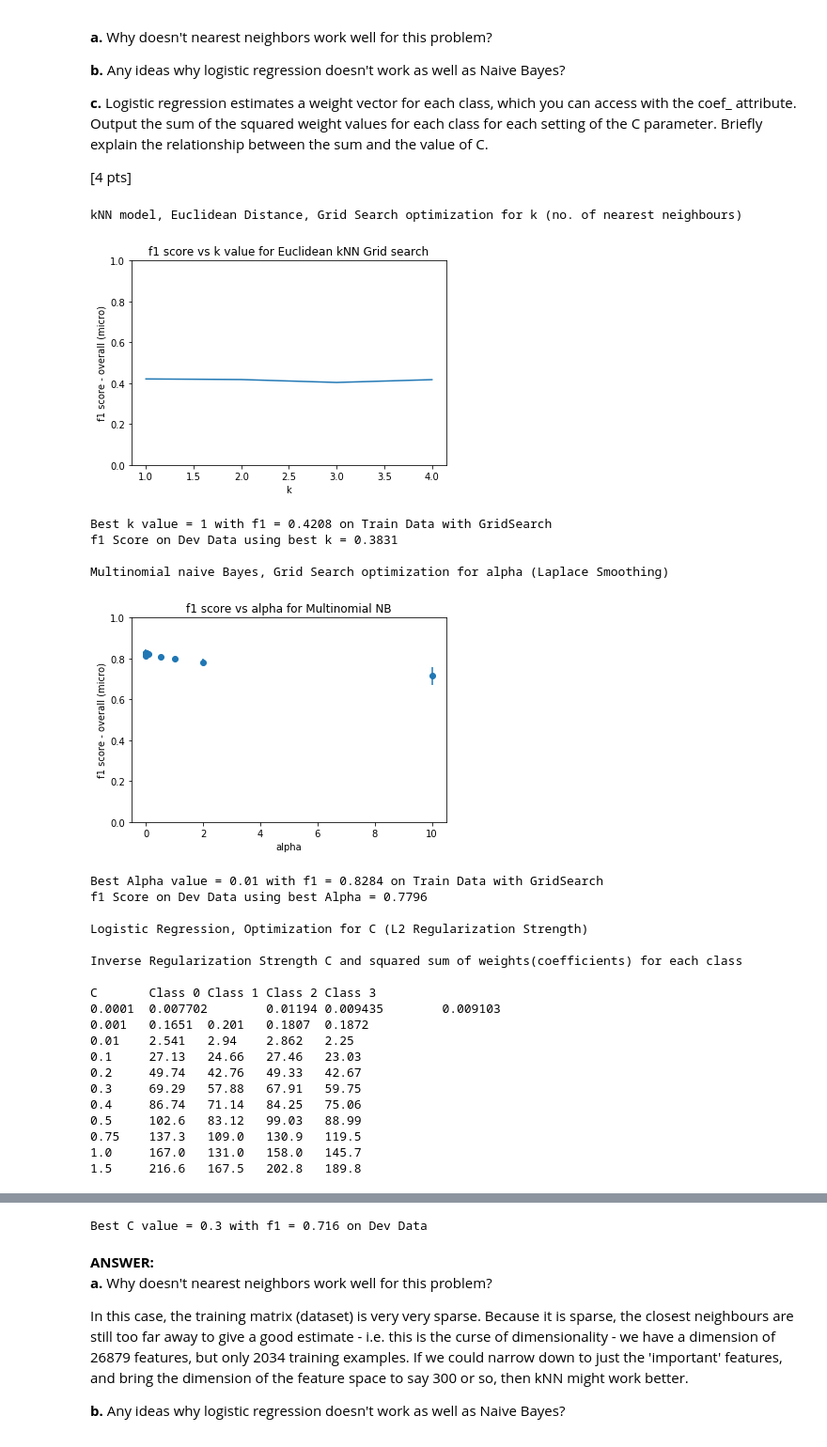
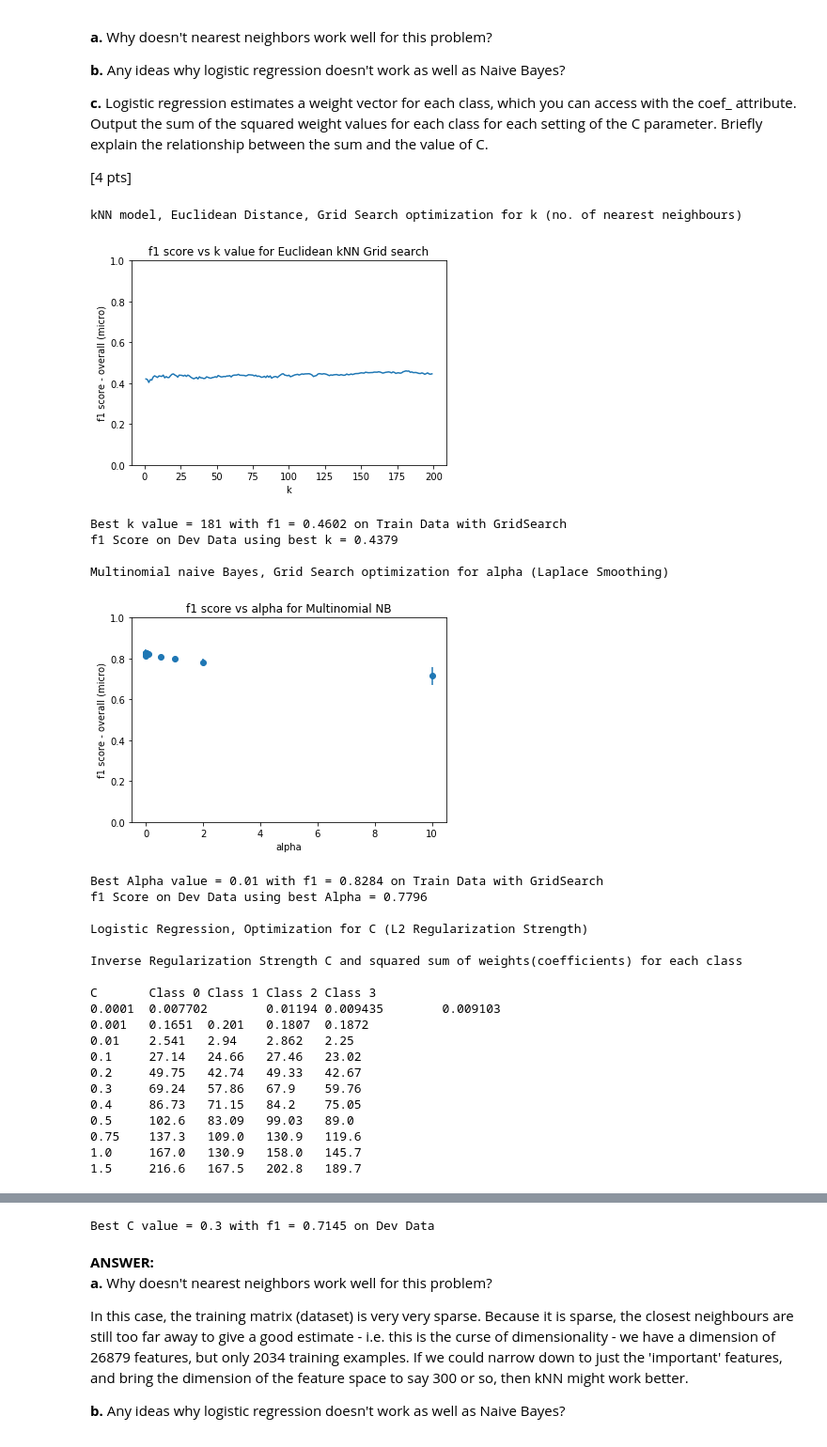
Before and after one commit to lchutny/W207_Project2, a Jupyter notebook: Laura_Chutny_Project2.ipynb, the cells around one changed output, grey strips where cells are left out. Shown at 94% size. Saved outputs shown, nothing was run; the diff lists cells and outputs as text; code cells hidden in the pictures.

```diff
--- a/Laura_Chutny_Project2.ipynb
+++ b/Laura_Chutny_Project2.ipynb
@@ -253,7 +253,6 @@ Use the default CountVectorizer options and report the f1 score (use metrics.f1_
 
 [4 pts]
 # %%
-#def P3():
 ### STUDENT START ###
 
 def kopt2(kupper, train_data, train_labels, dev_data, dev_labels):
@@ -371,37 +370,37 @@ def P3():
     '''Comparison of classification models for identification of group that messages belong to
     1) Create new_train_data using CountVectorizer defaults on the train_data set
     2) Fit a kNN model, and optimize for k, reporting f1 score
     3) Fit a Multinomial NB model and optimize for alpha
     4) Fit a logistic regression model and find optimum regularization strength C using I2 regularization
     '''
 
     # Vectorize train and dev messages. - USE transform from TRAIN on DEV data to ensure using same vocabulary (# of features)
     vectorizer = CountVectorizer()
     new_train_data = vectorizer.fit_transform(train_data)
     new_dev_data = vectorizer.transform(dev_data)
 
     # kNN Model
     # Note that in testing, I ran this up to k=1000 and determined that for k>200, the f1 continues to drop
     # So, I set maximum k for this assignment at 200 to minimize run time
     print("\u001b[1mkNN model, Euclidean Distance, Grid Search optimization for k (no. of nearest neighbours)\u001b[0m")
-    kupper=5 # Best k is 181, f1=0.4602 SET TO 200 Before submitting
+    kupper=200 # Best k is 181, f1=0.4602
     kopt2(kupper,new_train_data,train_labels,new_dev_data,dev_labels)
 
     # Multinomial Naive Bayes Model
     print(f"\n\u001b[1mMultinomial naive Bayes, Grid Search optimization for alpha (Laplace Smoothing)\u001b[0m")
     mnb(new_train_data,train_labels,new_dev_data,dev_labels)
 
     # Logistic Regression Model
     print(f"\n\u001b[1mLogistic Regression, Optimization for C (L2 Regularization Strength)\u001b[0m\n")
     logreg(new_train_data,train_labels,new_dev_data,dev_labels)
 
 ### STUDENT END ###
 P3()
 # %% [output]
 kNN model, Euclidean Distance, Grid Search optimization for k (no. of nearest neighbours)
-[figure, old version]
+[figure, new version]
-Best k value = 1 with f1 = 0.4208 on Train Data with GridSearch
-f1 Score on Dev Data using best k = 0.3831
+Best k value = 181 with f1 = 0.4602 on Train Data with GridSearch
+f1 Score on Dev Data using best k = 0.4379
 
 Multinomial naive Bayes, Grid Search optimization for alpha (Laplace Smoothing)
 [figure]
@@ -416,16 +415,16 @@ C       Class 0 Class 1 Class 2 Class 3
 0.0001  0.007702        0.01194 0.009435        0.009103
 0.001   0.1651  0.201   0.1807  0.1872
 0.01    2.541   2.94    2.862   2.25
-0.1     27.13   24.66   27.46   23.03
-0.2     49.74   42.76   49.33   42.67
-0.3     69.29   57.88   67.91   59.75
-0.4     86.74   71.14   84.25   75.06
-0.5     102.6   83.12   99.03   88.99
-0.75    137.3   109.0   130.9   119.5
-1.0     167.0   131.0   158.0   145.7
-1.5     216.6   167.5   202.8   189.8
+0.1     27.14   24.66   27.46   23.02
+0.2     49.75   42.74   49.33   42.67
+0.3     69.24   57.86   67.9    59.76
+0.4     86.73   71.15   84.2    75.05
+0.5     102.6   83.09   99.03   89.0
+0.75    137.3   109.0   130.9   119.6
+1.0     167.0   130.9   158.0   145.7
+1.5     216.6   167.5   202.8   189.7
 [figure]
-Best C value = 0.3 with f1 = 0.716 on Dev Data
+Best C value = 0.3 with f1 = 0.7145 on Dev Data
 # %% [markdown]
 **ANSWER:**
 **a.** Why doesn't nearest neighbors work well for this problem?
```
Also changed, not shown: parts of 20 cells of this notebook.
